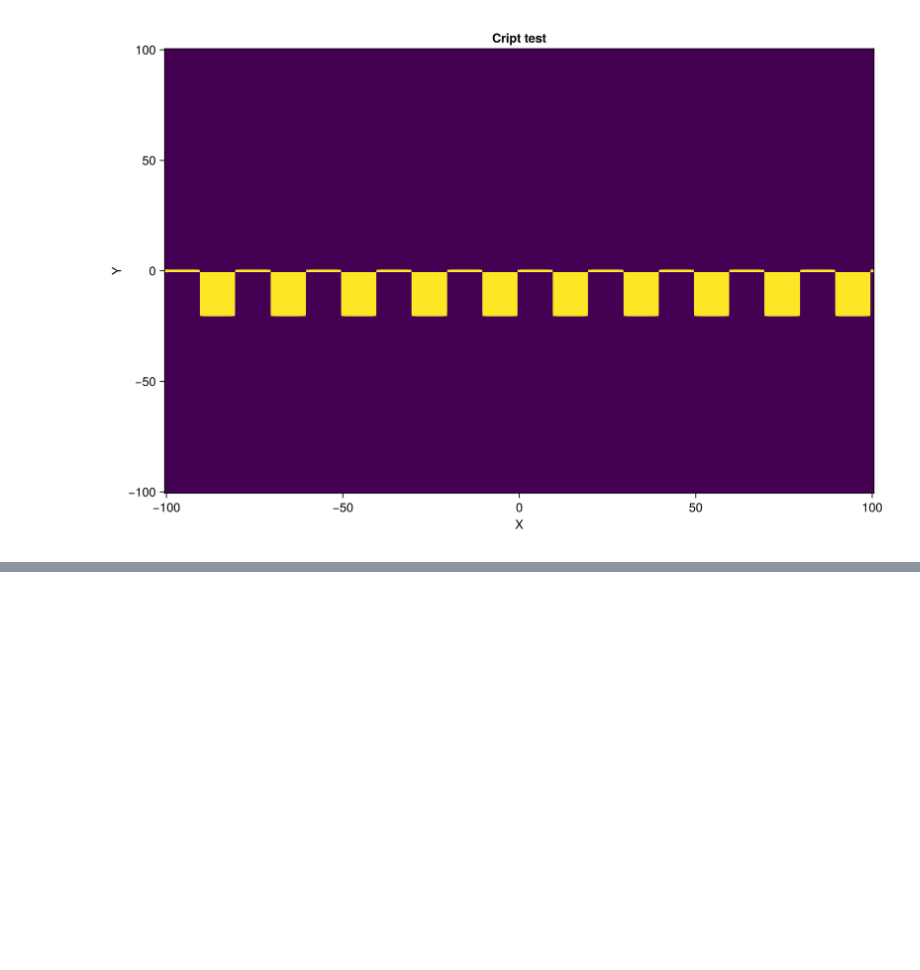
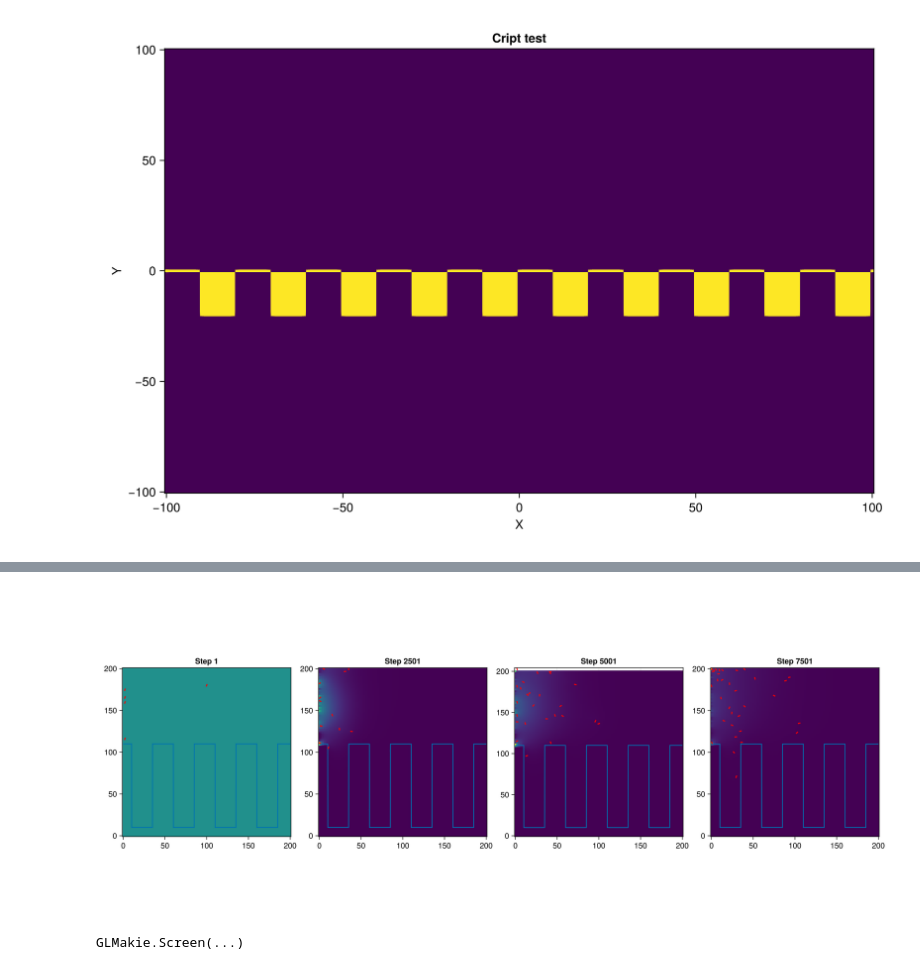
Before and after one commit to jmarib/CellBasedModels.jl, a Jupyter notebook: examples/cripts.ipynb, the cells around one changed output, grey strips where cells are left out. Drawn from its saved outputs; the diff is of its cells as text; code cells hidden in the pictures; blank space fills up the shorter version.

```diff
--- a/examples/cripts.ipynb
+++ b/examples/cripts.ipynb
@@ -25,3 +17,23 @@ ycoord (generic function with 1 method)
+# %%
+xgrid = range(0, 200, length=200)
+
+ybottom = [wall_y(x, 50, 100, 110) for x in xgrid]
+
+dy = diff(ybottom)
+
+threshold = 1e-6
+
+left_walls  = falses(length(xgrid))
+right_walls = falses(length(xgrid))
+
+for i in 2:length(dy)
+    if dy[i] > threshold
+        left_walls[i] = true
+    elseif dy[i] < -threshold
+        right_walls[i] = true
+    end
+
+end
 # %%
 collective_neg_pos_model = ABM(2,
     agent = Dict(
@@ -502,0 +1135,60 @@ fig2
+# %%
+fig4 = Figure(size=(900*4,600))
+steps = 10000
+model_steps = 1:steps
+steps_to_plot = unique(model_steps)[1:round(Int, length(unique(model_steps))/4):end]
+# steps_to_plot = [1, 100, 200, 300]
+
+jldopen("cript_test_2.jld2", "r") do file
+    for (j, step) in enumerate(steps_to_plot)
+
+        row = ceil(Int, j / 4)
+        col = (j - 1) % 4 + 1
+
+        ax = Axis(fig4[row, col], aspect=1, title="Step $step")
+
+        g = file[@sprintf("step_%06d", step)]
+
+        mm_grid = g["mm_grid"]
+        mm = reshape(mm_grid, (100,100))
+
+        hm = heatmap!(ax,
+                    range(com.simBox[1,1],com.simBox[1,2],length=size(com.mm)[1]),
+                    range(com.simBox[2,1],com.simBox[2,2],length=size(com.mm)[1]),
+                    mm_grid,
+                    colormap=:viridis
+                    )
+
+        xs = 0:0.1:200
+        ys = [wall_y(x) for x in xs]
+
+        lines!(ax, xs, ys)
+
+
+        x = g["x"]
+        y = g["y"]
+        theta = g["theta"]
+        l = 3
+
+        # Compute rod endpoints
+        xs1 = x .+ l ./ 2 .* cos.(theta)
+        ys1 = y .+ l ./ 2 .* sin.(theta)
+        xs2 = x .- l ./ 2 .* cos.(theta)
+        ys2 = y .- l ./ 2 .* sin.(theta)
+
+        for i in 1:length(x)
+            if x[i] != 0
+                linesegments!([Point2f(x[i], y[i]), Point2f(xs1[i], ys1[i])], color=:red, linewidth=2)
+                linesegments!([Point2f(x[i], y[i]), Point2f(xs2[i], ys2[i])], color=:red, linewidth=2)
+            end
+        end
+
+        # Colorbar(fig4[1, 2*j], hm, label="Chemoattractant")
+
+    end
+end
+
+display(fig4)
+# %% [output]
+[figure, added]
+GLMakie.Screen(...)
```
Also changed, not shown: parts of 16 cells of this notebook.
